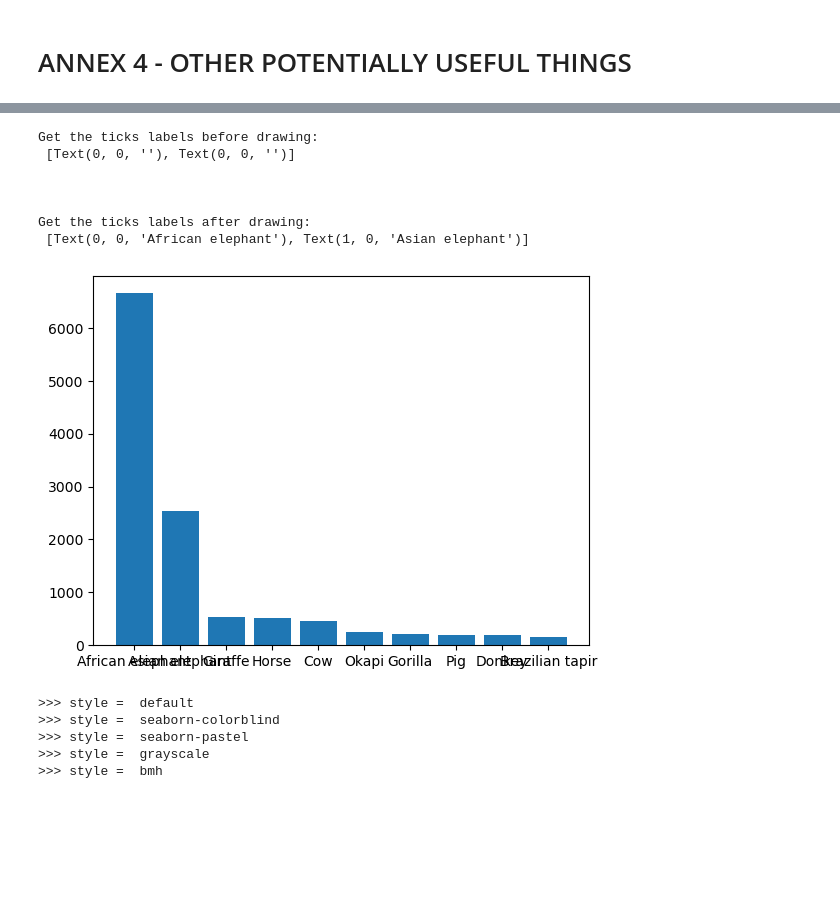
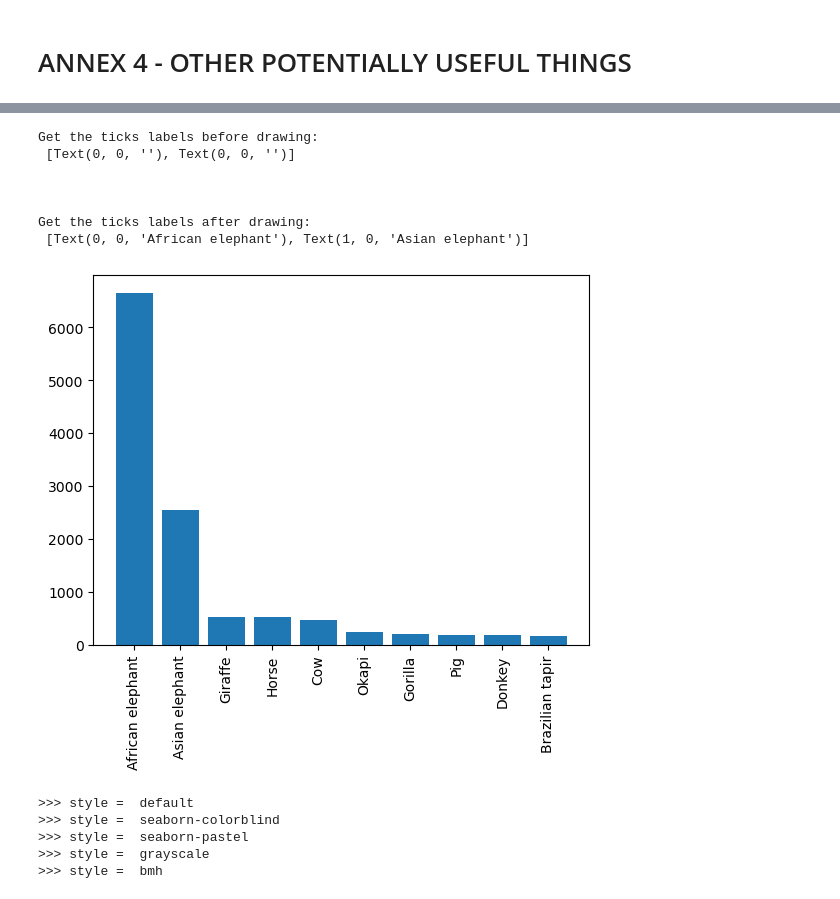
Before and after one commit to massardier/visualizations_python, a Jupyter notebook: pyplot.ipynb, the cells around one changed output, grey strips where cells are left out. Saved outputs shown, nothing was run; the diff lists cells and outputs as text; code cells hidden in the pictures; blank space fills up the shorter version.

```diff
--- a/pyplot.ipynb
+++ b/pyplot.ipynb
@@ -727,32 +748,33 @@ Name: date, dtype: datetime64[ns]
 # %%
 # THE INVISIBLE TICK LABELS:
 
 # when customizing an axis, one may need to retrieve the tick labels with axes.get_xticklabels()
 # it's necessary to use plt.draw() first otherwise the tick labels will not be returned properly
 
 fig, axes = plt.subplots()
 
 # plot every datapoint
 big_mammals = data('mammals').sort_values("body",ascending=False).head(10)
 big_mammals['brain_to_body_ratio']=big_mammals.brain/big_mammals.body
 axes.bar(x=big_mammals.index, height=big_mammals.body)
+axes.tick_params(axis='x', which='major', rotation = 90)
 
 print("Get the ticks labels before drawing:\n",axes.get_xticklabels()[0:2])
 
 plt.draw() # The tick labels are not populated until the figure is drawn so the method axes.get_xticklabels()
 # returns something meaningless until we run first plt.draw!
 
 print("\n\n")
 print("Get the ticks labels after drawing:\n",axes.get_xticklabels()[0:2])
 # %% [output]
 Get the ticks labels before drawing:
  [Text(0, 0, ''), Text(0, 0, '')]
 
 
 
 Get the ticks labels after drawing:
  [Text(0, 0, 'African elephant'), Text(1, 0, 'Asian elephant')]
-[figure, old version]
+[figure, new version]
 # %%
 # PLOT STYLES: ADAPT YOUR PLOTS TO YOUR AUDIENCE IF NECESSARY
 
```
Also changed, not shown: parts of 29 cells of this notebook, 5 other files.
